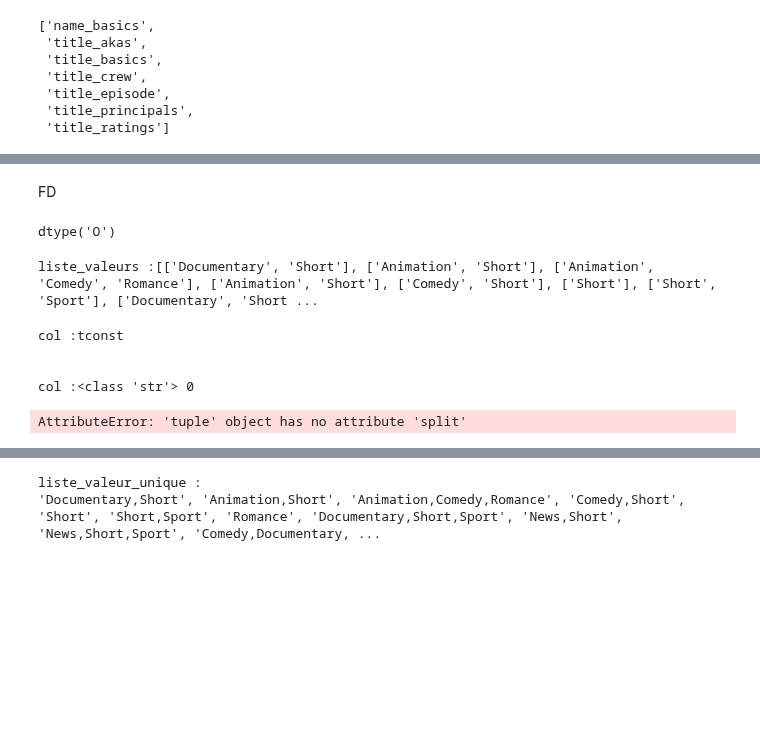
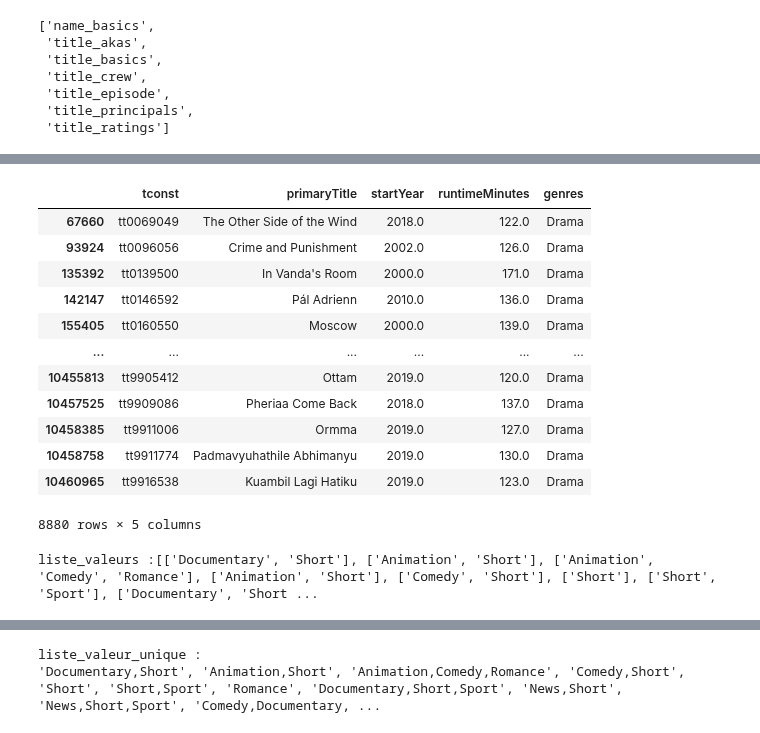
Before and after one commit to bigmoletos/WildCodeSchool_formation_IA_nov2023, a Jupyter notebook: Projets/Projet2_NetFlix/recommandation_films.ipynb, the cells around one changed output, grey strips where cells are left out. Drawn from its saved outputs; the diff is of its cells as text; code cells hidden in the pictures; blank space fills up the shorter version.

```diff
--- a/Projets/Projet2_NetFlix/recommandation_films.ipynb
+++ b/Projets/Projet2_NetFlix/recommandation_films.ipynb
@@ -538,5 +673,3 @@ liste_noms_df
  'title_episode',
  'title_principals',
  'title_ratings']
-# %%
-df_title_basics3=title_basics.copy()
@@ -705 +783,38 @@ for i, col_keep in enumerate(col_to_keep):
+# %%
+# initialisation des variables
+df_name="title_basics"
+my_dataframe=df_title_basics3
+
+# liste des colonnes ['tconst', 'titleType', 'primaryTitle', 'originalTitle', 'isAdult', 'startYear', 'endYear', 'runtimeMinutes', 'genres']
+col_to_filtre= ['tconst', 'titleType', 'primaryTitle',  'startYear',  'runtimeMinutes', 'genres']
+col_to_keep=['tconst', 'primaryTitle',  'startYear',  'runtimeMinutes', 'genres']
+# tableau des valeurs à garder par colonne
+liste_valeur_to_keep ={
+    "titleType":['movie'],
+    "genres": ['Action', 'Thriller', 'Adventure', 'Sci-Fi', 'Fantasy', 'Animation', 'War', 'Family', 'Musical', 'Mystery', 'Comedy',  'Drama'],
+    "startYear":['2000'],
+    "runtimeMinutes":['120','190']
+    }
+
+
+# lancement de la fonction de traitement
+df_title_basics_filtered=traitement_dataframe(df_name,my_dataframe,col_to_filtre,col_to_keep,liste_valeur_to_keep)
+# resultat
+df_title_basics_filtered
+# %%
+df_title_basics_filtered
+# %% [output]
+|  | tconst | primaryTitle | startYear | runtimeMinutes | genres |
+| 67660 | tt0069049 | The Other Side of the Wind | 2018.0 | 122.0 | Drama |
+| 93924 | tt0096056 | Crime and Punishment | 2002.0 | 126.0 | Drama |
+| 135392 | tt0139500 | In Vanda's Room | 2000.0 | 171.0 | Drama |
+| 142147 | tt0146592 | Pál Adrienn | 2010.0 | 136.0 | Drama |
+| 155405 | tt0160550 | Moscow | 2000.0 | 139.0 | Drama |
+| ... | ... | ... | ... | ... | ... |
+| 10455813 | tt9905412 | Ottam | 2019.0 | 120.0 | Drama |
+| 10457525 | tt9909086 | Pheriaa Come Back | 2018.0 | 137.0 | Drama |
+| 10458385 | tt9911006 | Ormma | 2019.0 | 127.0 | Drama |
+| 10458758 | tt9911774 | Padmavyuhathile Abhimanyu | 2019.0 | 130.0 | Drama |
+| 10460965 | tt9916538 | Kuambil Lagi Hatiku | 2019.0 | 123.0 | Drama |
+8880 rows × 5 columns
 # %%
@@ -707,7 +822 @@ for i, col_keep in enumerate(col_to_keep):
-# %% [markdown]
-FD
-# %%
-df_title_basics3["tconst"].dtype
-# %% [output]
-dtype('O')
 # %%
@@ -719,20 +828,14 @@ print(f"\nliste_valeurs :{liste_valeurs} \n")
 # %% [output]
 liste_valeurs :[['Documentary', 'Short'], ['Animation', 'Short'], ['Animation', 'Comedy', 'Romance'], ['Animation', 'Short'], ['Comedy', 'Short'], ['Short'], ['Short', 'Sport'], ['Documentary', 'Short ...
 # %%
-your_dataframe=df_title_basics3
-for col in your_dataframe.columns:
-    liste_valeurs = []
-    for i in range(0, your_dataframe.shape[1]):
-        print(f"\ncol :{col} \n")
-        col=str(col)
-        print(f"\ncol :{type(col)} {i}\n")
-        split_values = [item.split(",")
-                        for item in your_dataframe[col].values[0:i+10]]
-        liste_valeurs.append(split_values[i])
-    print(f"\nliste_valeurs :{liste_valeurs} \n")
+# your_dataframe=df_title_basics3
+# for col in your_dataframe.columns:
+#     liste_valeurs = []
+#     for i in range(0, your_dataframe.shape[1]):
+#         print(f"\ncol :{col} \n")
+#         col=str(col)
+#         print(f"\ncol :{type(col)} {i}\n")
+#         split_values = [item.split(",")
+#                         for item in your_dataframe[col].values[0:i+10]]
+#         liste_valeurs.append(split_values[i])
+#     print(f"\nliste_valeurs :{liste_valeurs} \n")
-# %% [output]
-col :tconst
-
-
-col :<class 'str'> 0
-AttributeError: 'tuple' object has no attribute 'split'
```
Also changed, not shown: parts of 43 cells of this notebook.
